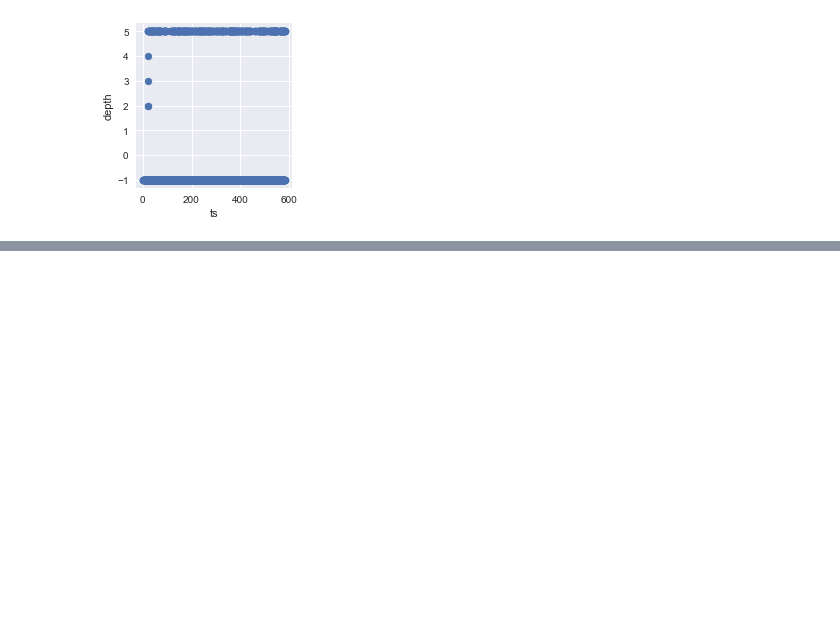
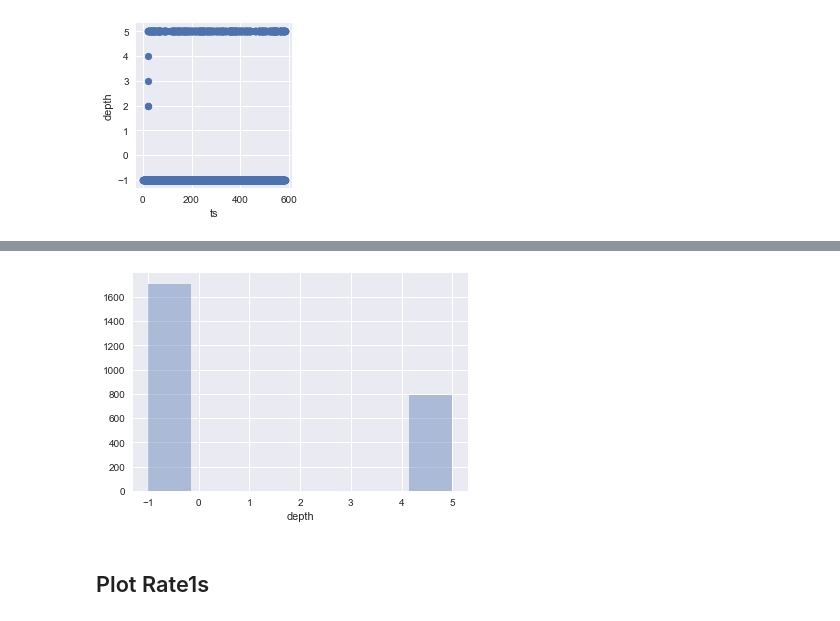
Before and after one commit to JosephKevin/TimeSeriesPrediction, a Jupyter notebook: ts_prediction_playground.ipynb, the cells around one changed output, grey strips where cells are left out. Cells and saved outputs as stored; diff of their text form; code cells hidden in the pictures; blank space fills up the shorter version.

```diff
--- a/ts_prediction_playground.ipynb
+++ b/ts_prediction_playground.ipynb
@@ -90,0 +111,7 @@ g.map(plt.scatter, "ts", "depth")
+# %%
+# histogram
+sns.distplot(exec_clean['depth'], kde=False);
+# %% [output]
+[figure, added]
+# %% [markdown]
+## Plot Rate1s
```
Also changed, not shown: parts of 9 cells of this notebook.
